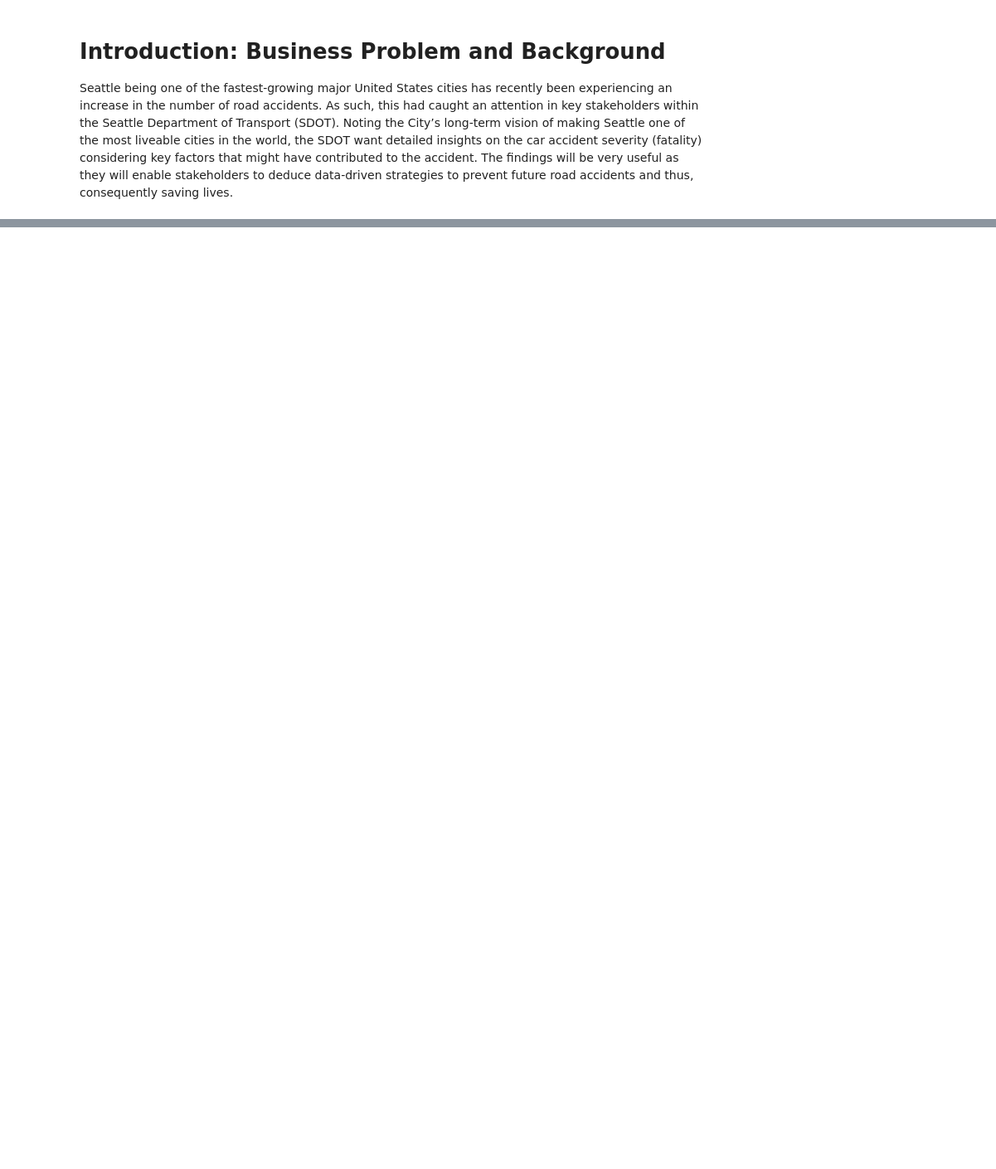
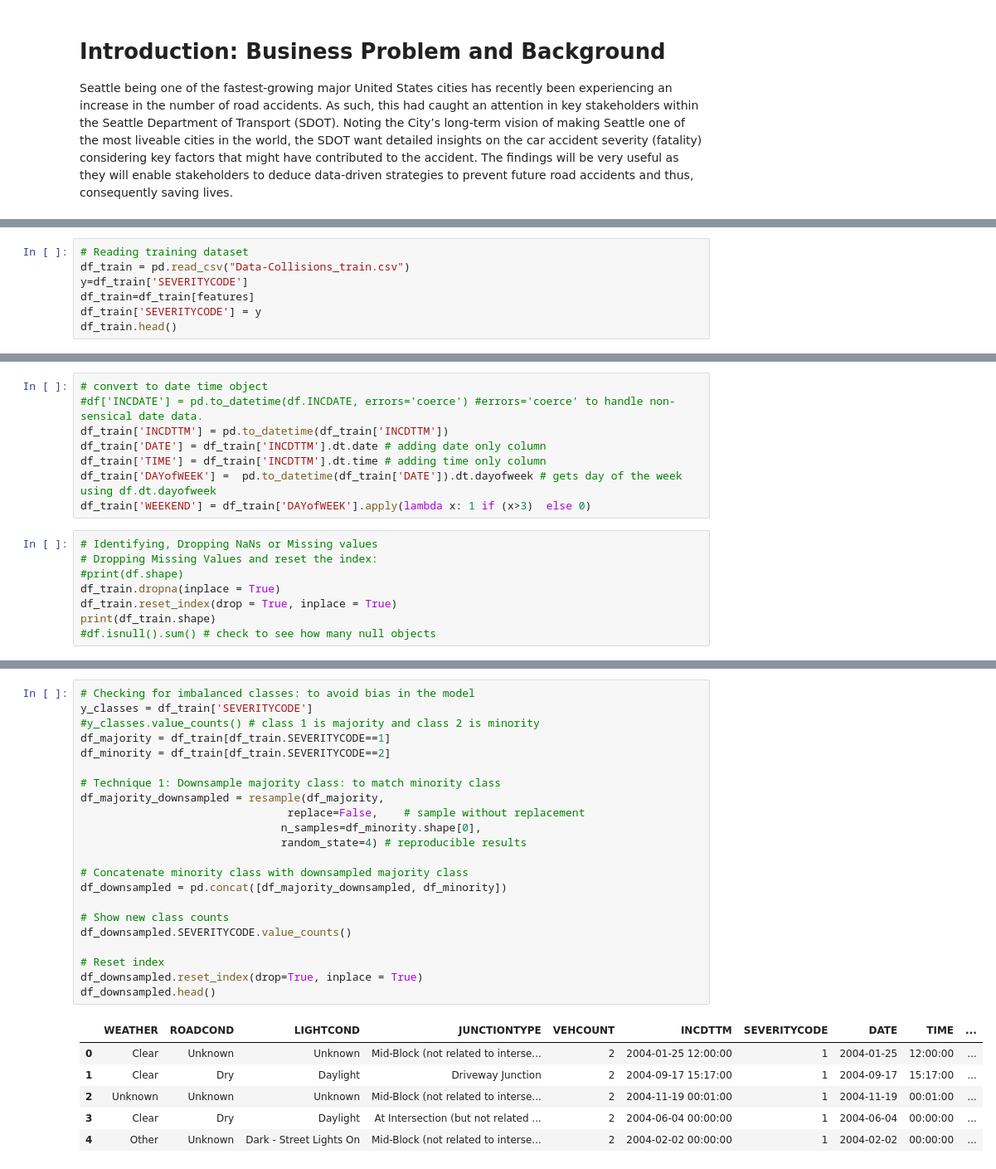
Before and after one commit to KM-dHub/Coursera_Capstone, a Jupyter notebook: capstone_project.ipynb, the cells around one changed output, grey strips where cells are left out. Shown at 83% size. Saved outputs shown, nothing was run; the diff lists cells and outputs as text; blank space fills up the shorter version.

```diff
--- a/capstone_project.ipynb
+++ b/capstone_project.ipynb
@@ -24,0 +59,7 @@ Name: SEVERITYCODE, dtype: float64
+# %%
+# Reading training dataset
+df_train = pd.read_csv("Data-Collisions_train.csv")
+y=df_train['SEVERITYCODE']
+df_train=df_train[features]
+df_train['SEVERITYCODE'] = y
+df_train.head()
@@ -24,0 +73,16 @@ Name: SEVERITYCODE, dtype: float64
+# %%
+# convert to date time object
+#df['INCDATE'] = pd.to_datetime(df.INCDATE, errors='coerce') #errors='coerce' to handle non-sensical date data.
+df_train['INCDTTM'] = pd.to_datetime(df_train['INCDTTM'])
+df_train['DATE'] = df_train['INCDTTM'].dt.date # adding date only column
+df_train['TIME'] = df_train['INCDTTM'].dt.time # adding time only column
+df_train['DAYofWEEK'] =  pd.to_datetime(df_train['DATE']).dt.dayofweek # gets day of the week using df.dt.dayofweek
+df_train['WEEKEND'] = df_train['DAYofWEEK'].apply(lambda x: 1 if (x>3)  else 0)
+# %%
+# Identifying, Dropping NaNs or Missing values
+# Dropping Missing Values and reset the index:
+#print(df.shape)
+df_train.dropna(inplace = True)
+df_train.reset_index(drop = True, inplace = True)
+print(df_train.shape)
+#df.isnull().sum() # check to see how many null objects
@@ -24,0 +115,29 @@ Name: SEVERITYCODE, dtype: float64
+# %%
+# Checking for imbalanced classes: to avoid bias in the model
+y_classes = df_train['SEVERITYCODE']
+#y_classes.value_counts() # class 1 is majority and class 2 is minority
+df_majority = df_train[df_train.SEVERITYCODE==1]
+df_minority = df_train[df_train.SEVERITYCODE==2]
+
+# Technique 1: Downsample majority class: to match minority class
+df_majority_downsampled = resample(df_majority,
+                                replace=False,    # sample without replacement
+                               n_samples=df_minority.shape[0],
+                               random_state=4) # reproducible results
+
+# Concatenate minority class with downsampled majority class
+df_downsampled = pd.concat([df_majority_downsampled, df_minority])
+
+# Show new class counts
+df_downsampled.SEVERITYCODE.value_counts()
+
+# Reset index
+df_downsampled.reset_index(drop=True, inplace = True)
+df_downsampled.head()
+# %% [output]
+|  | WEATHER | ROADCOND | LIGHTCOND | JUNCTIONTYPE | VEHCOUNT | INCDTTM | SEVERITYCODE | DATE | TIME | ... |
+| 0 | Clear | Unknown | Unknown | Mid-Block (not related to interse... | 2 | 2004-01-25 12:00:00 | 1 | 2004-01-25 | 12:00:00 | ... |
+| 1 | Clear | Dry | Daylight | Driveway Junction | 2 | 2004-09-17 15:17:00 | 1 | 2004-09-17 | 15:17:00 | ... |
+| 2 | Unknown | Unknown | Unknown | Mid-Block (not related to interse... | 2 | 2004-11-19 00:01:00 | 1 | 2004-11-19 | 00:01:00 | ... |
+| 3 | Clear | Dry | Daylight | At Intersection (but not related ... | 2 | 2004-06-04 00:00:00 | 1 | 2004-06-04 | 00:00:00 | ... |
+| 4 | Other | Unknown | Dark - Street Lights On | Mid-Block (not related to interse... | 2 | 2004-02-02 00:00:00 | 1 | 2004-02-02 | 00:00:00 | ... |
```
Also changed, not shown: parts of 50 cells of this notebook.
